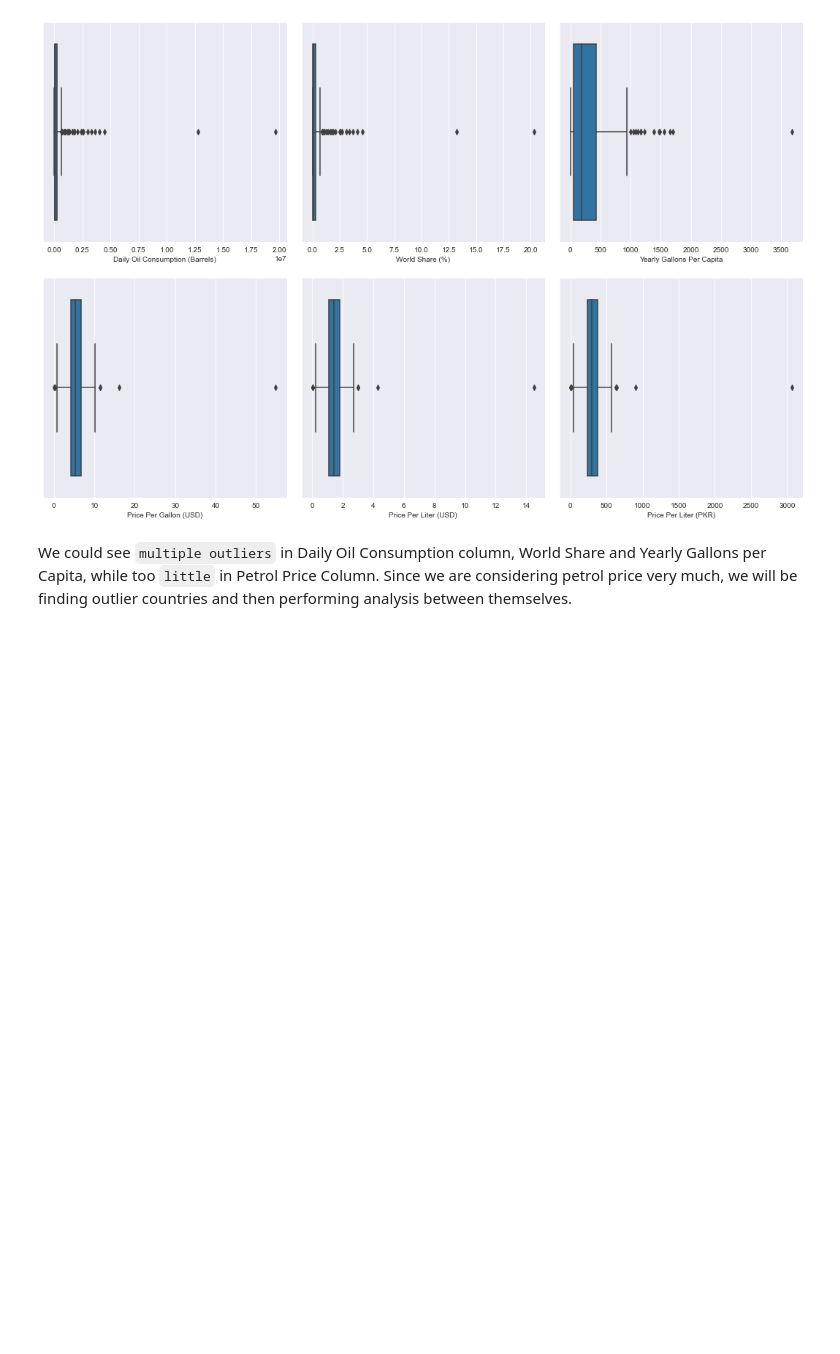
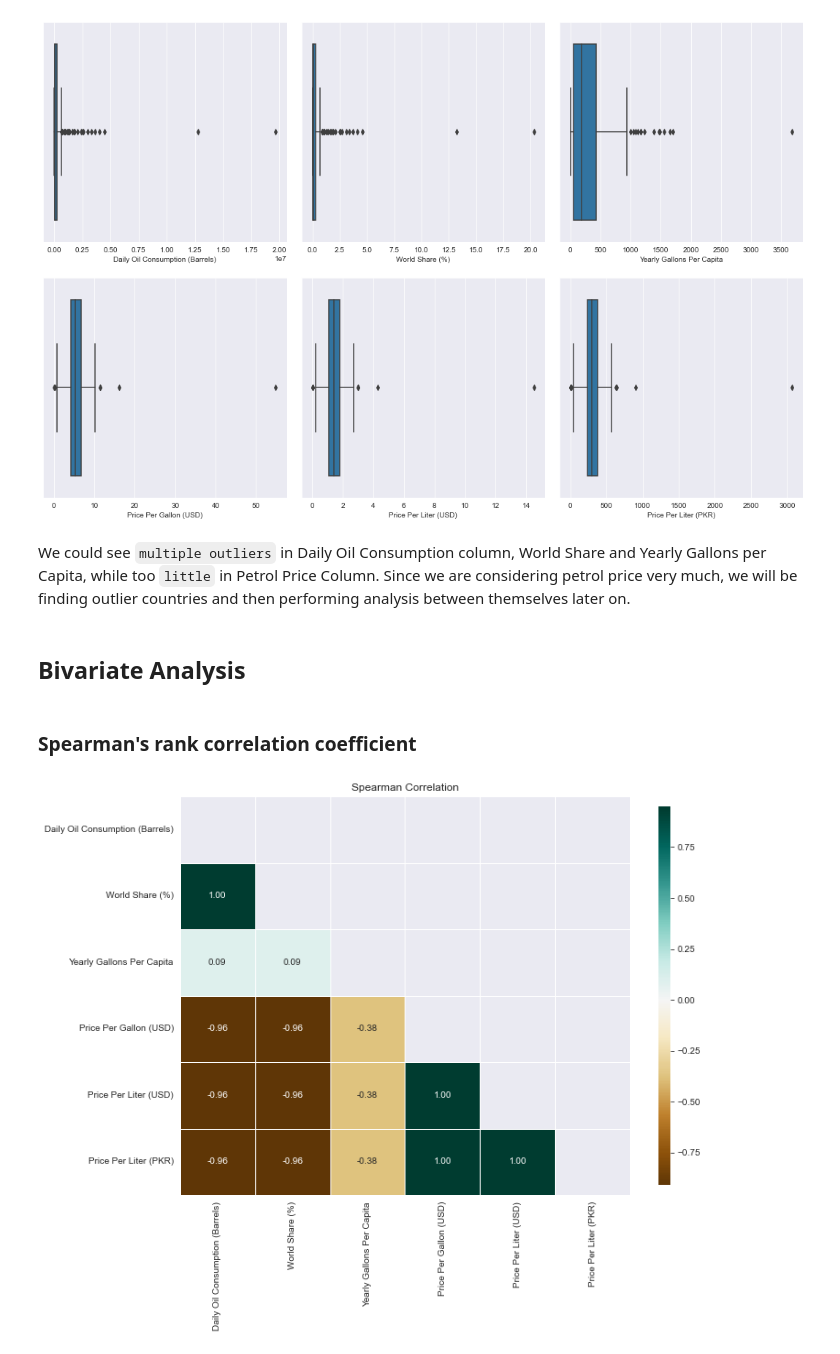
Before and after one commit to RaofaizanAPSACS/PetrolGasPricesWorldWide_EDA, a Jupyter notebook: Petrol prices.ipynb, the cells around one changed output. Drawn from its saved outputs; the diff is of its cells as text; code cells hidden in the pictures; blank space fills up the shorter version.

Commit message:
Done Correctional testing and wrote the finding

```diff
--- a/Petrol prices.ipynb
+++ b/Petrol prices.ipynb
@@ -143,4 +145,14 @@ for i,feature in enumerate(df.columns):
 # %% [output]
 [figure]
 # %% [markdown]
-We could see `multiple outliers` in Daily Oil Consumption column, World Share and Yearly Gallons per Capita, while too `little` in Petrol Price Column. Since we are considering petrol price very much, we will be finding outlier countries and then performing analysis between themselves.
+We could see `multiple outliers` in Daily Oil Consumption column, World Share and Yearly Gallons per Capita, while too `little` in Petrol Price Column. Since we are considering petrol price very much, we will be finding outlier countries and then performing analysis between themselves later on.
+# %% [markdown]
+## Bivariate Analysis
+# %% [markdown]
+### Spearman's rank correlation coefficient
+# %%
+kl.corr_plot(df.corr(method="spearman"),figsize=(11,8))
+plt.title("Spearman Correlation")
+plt.show()
+# %% [output]
+[figure, added]
```
Also changed, not shown: parts of 14 cells of this notebook.
